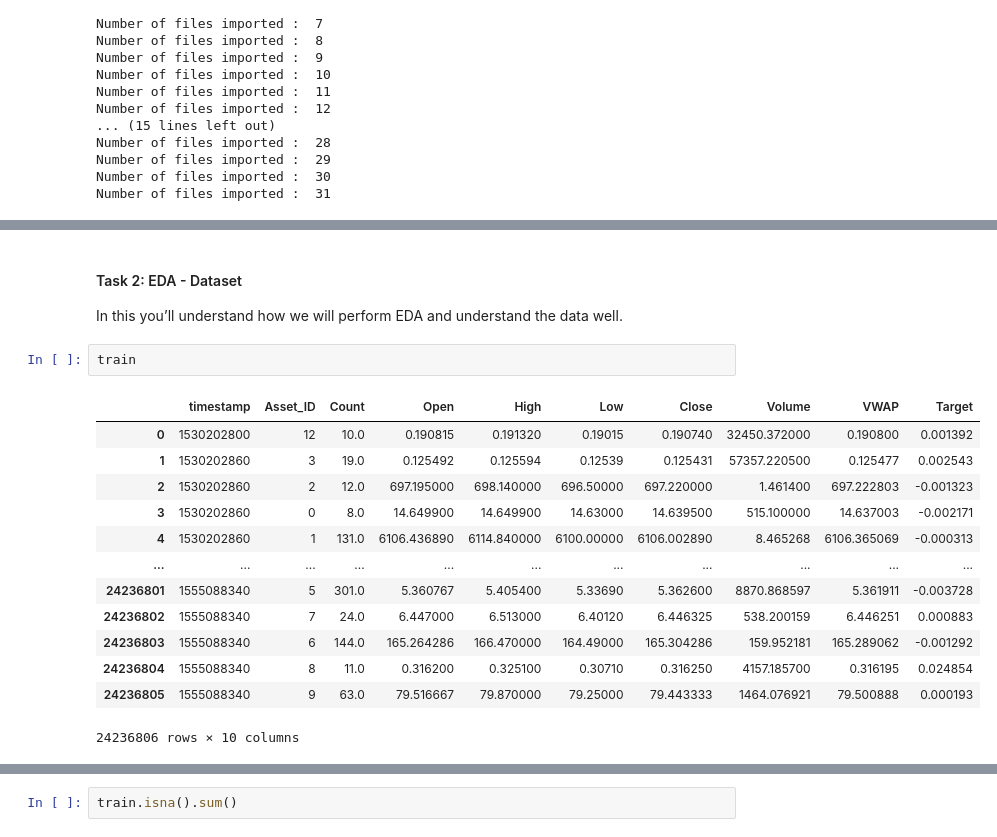
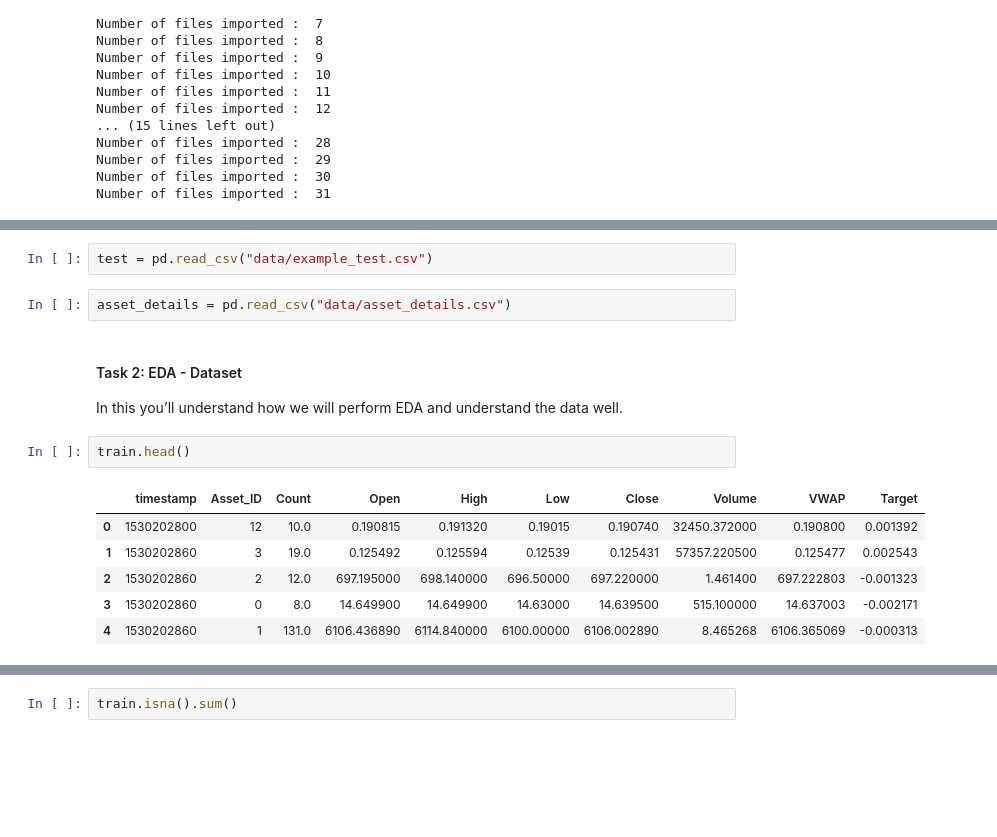
Before and after one commit to amithvardhan99/drivendata, a Jupyter notebook: Crypto Forecasting Model For Market Data 2018 - 2021/notebook_new.ipynb, the cells around one changed output, grey strips where cells are left out. Saved outputs shown, nothing was run; the diff lists cells and outputs as text; blank space fills up the shorter version.

```diff
--- a/Crypto Forecasting Model For Market Data 2018 - 2021/notebook_new.ipynb
+++ b/Crypto Forecasting Model For Market Data 2018 - 2021/notebook_new.ipynb
@@ -131,20 +111,17 @@ Number of files imported :  5
+# %%
+test = pd.read_csv("data/example_test.csv")
+# %%
+asset_details = pd.read_csv("data/asset_details.csv")
 # %% [markdown]
 #### Task 2: EDA - Dataset
 
 In this you’ll understand how we will perform EDA and understand the data well.
 # %%
-train
+train.head()
 # %% [output]
 |  | timestamp | Asset_ID | Count | Open | High | Low | Close | Volume | VWAP | Target |
 | 0 | 1530202800 | 12 | 10.0 | 0.190815 | 0.191320 | 0.19015 | 0.190740 | 32450.372000 | 0.190800 | 0.001392 |
 | 1 | 1530202860 | 3 | 19.0 | 0.125492 | 0.125594 | 0.12539 | 0.125431 | 57357.220500 | 0.125477 | 0.002543 |
 | 2 | 1530202860 | 2 | 12.0 | 697.195000 | 698.140000 | 696.50000 | 697.220000 | 1.461400 | 697.222803 | -0.001323 |
 | 3 | 1530202860 | 0 | 8.0 | 14.649900 | 14.649900 | 14.63000 | 14.639500 | 515.100000 | 14.637003 | -0.002171 |
 | 4 | 1530202860 | 1 | 131.0 | 6106.436890 | 6114.840000 | 6100.00000 | 6106.002890 | 8.465268 | 6106.365069 | -0.000313 |
-| ... | ... | ... | ... | ... | ... | ... | ... | ... | ... | ... |
-| 24236801 | 1555088340 | 5 | 301.0 | 5.360767 | 5.405400 | 5.33690 | 5.362600 | 8870.868597 | 5.361911 | -0.003728 |
-| 24236802 | 1555088340 | 7 | 24.0 | 6.447000 | 6.513000 | 6.40120 | 6.446325 | 538.200159 | 6.446251 | 0.000883 |
-| 24236803 | 1555088340 | 6 | 144.0 | 165.264286 | 166.470000 | 164.49000 | 165.304286 | 159.952181 | 165.289062 | -0.001292 |
-| 24236804 | 1555088340 | 8 | 11.0 | 0.316200 | 0.325100 | 0.30710 | 0.316250 | 4157.185700 | 0.316195 | 0.024854 |
-| 24236805 | 1555088340 | 9 | 63.0 | 79.516667 | 79.870000 | 79.25000 | 79.443333 | 1464.076921 | 79.500888 | 0.000193 |
-24236806 rows × 10 columns
```
Also changed, not shown: parts of 29 cells of this notebook.
